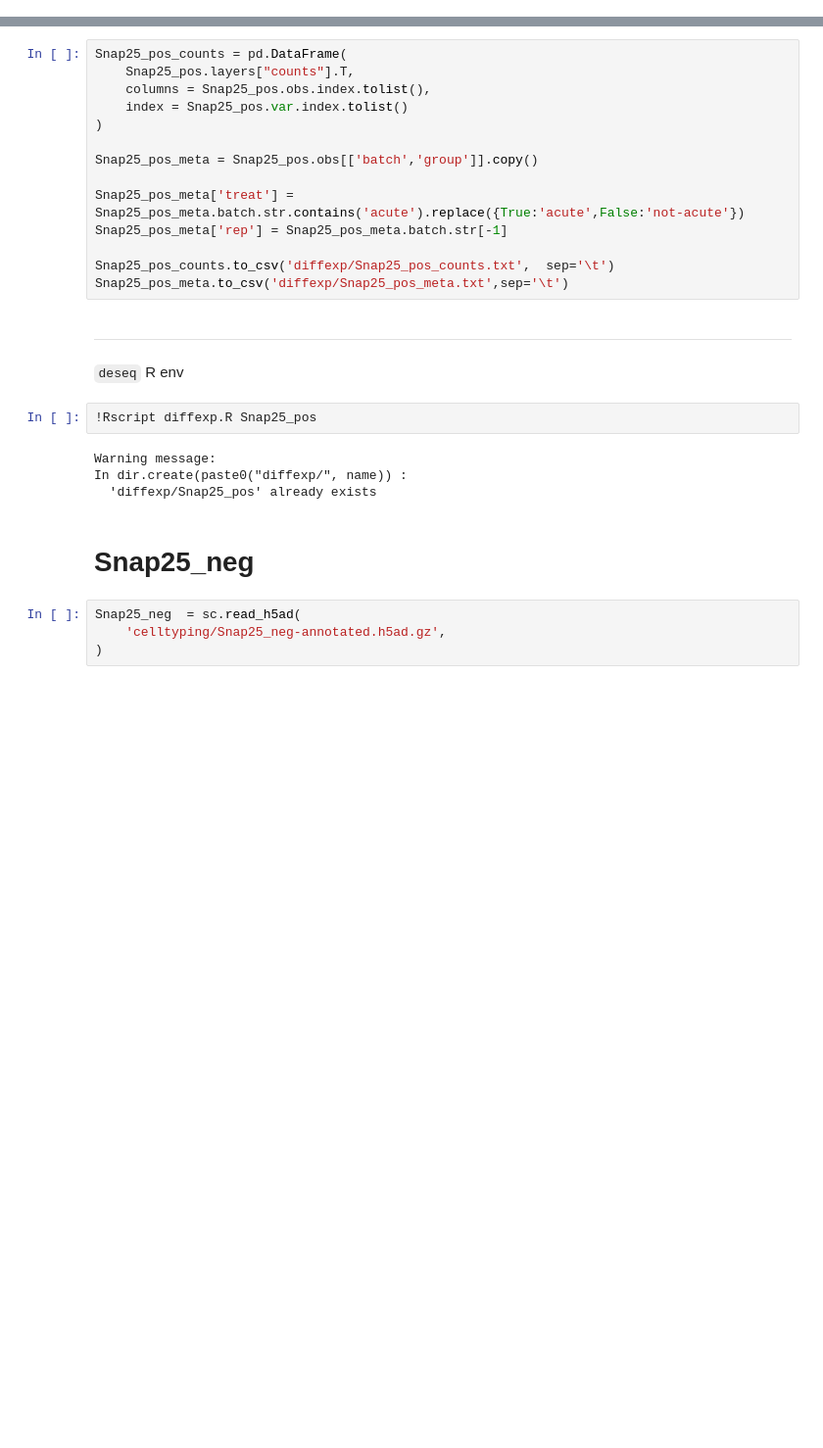
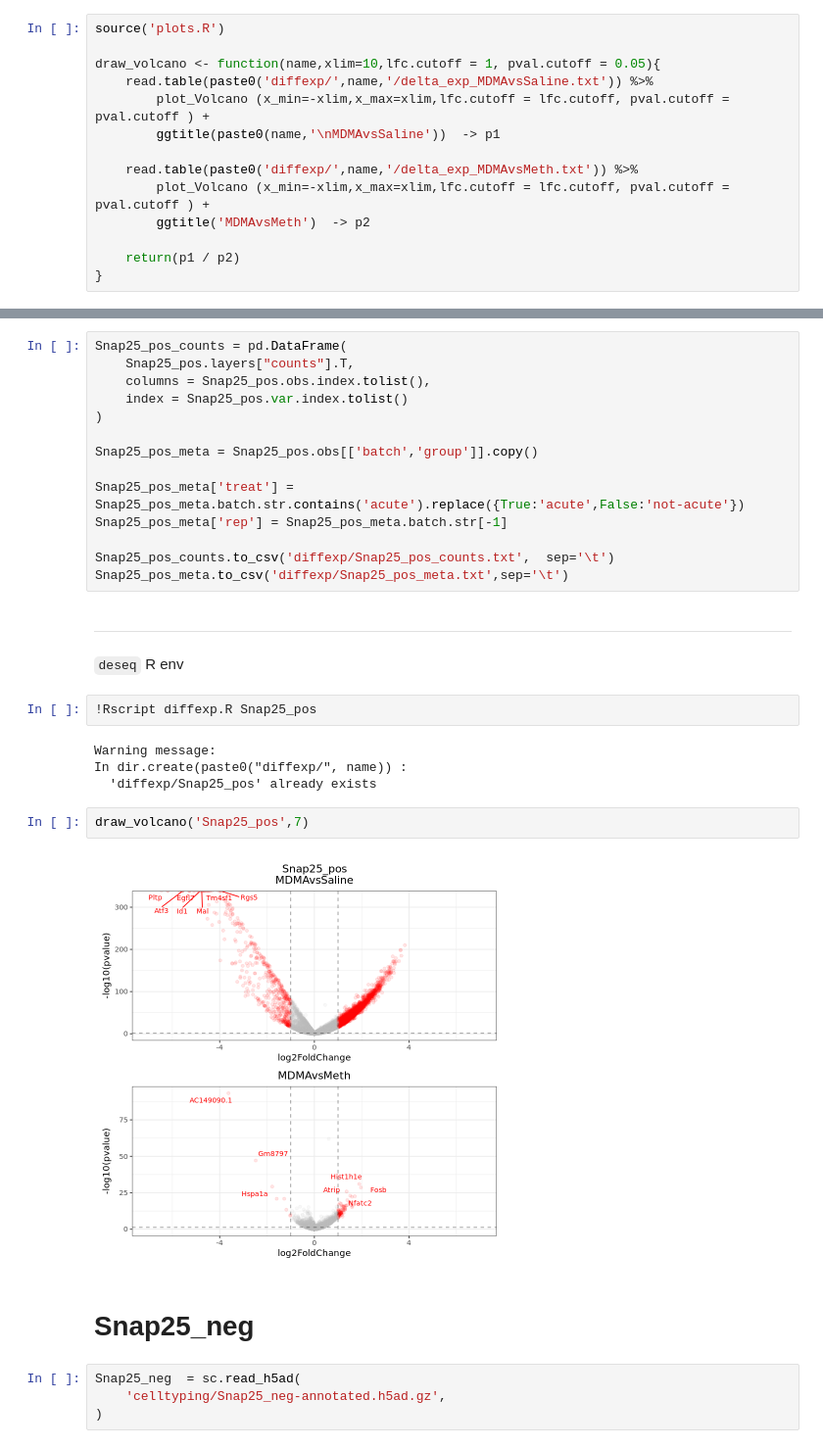
Before and after one commit to SABAFQ/MDMA-scRNAseq, a Jupyter notebook: 2-differential-expression-analysis.ipynb, the cells around one changed output, grey strips where cells are left out. Shown at 98% size. Drawn from its saved outputs; the diff is of its cells as text; blank space fills up the shorter version.

```diff
--- a/2-differential-expression-analysis.ipynb
+++ b/2-differential-expression-analysis.ipynb
@@ -70,0 +54,14 @@ def prep_diffexp_input(adata,name):
+# %%
+source('plots.R')
+
+draw_volcano <- function(name,xlim=10,lfc.cutoff = 1, pval.cutoff = 0.05){
+    read.table(paste0('diffexp/',name,'/delta_exp_MDMAvsSaline.txt')) %>%
+        plot_Volcano (x_min=-xlim,x_max=xlim,lfc.cutoff = lfc.cutoff, pval.cutoff = pval.cutoff ) +
+        ggtitle(paste0(name,'\nMDMAvsSaline'))  -> p1
+
+    read.table(paste0('diffexp/',name,'/delta_exp_MDMAvsMeth.txt')) %>%
+        plot_Volcano (x_min=-xlim,x_max=xlim,lfc.cutoff = lfc.cutoff, pval.cutoff = pval.cutoff ) +
+        ggtitle('MDMAvsMeth')  -> p2
+
+    return(p1 / p2)
+}
@@ -98,6 +105,10 @@ ___
 Warning message:
 In dir.create(paste0("diffexp/", name)) :
   'diffexp/Snap25_pos' already exists
+# %%
+draw_volcano('Snap25_pos',7)
+# %% [output]
+[figure, added]
 # %% [markdown]
 # Snap25_neg
 # %%
```
Also changed, not shown: parts of 75 cells of this notebook, 12 other files.
